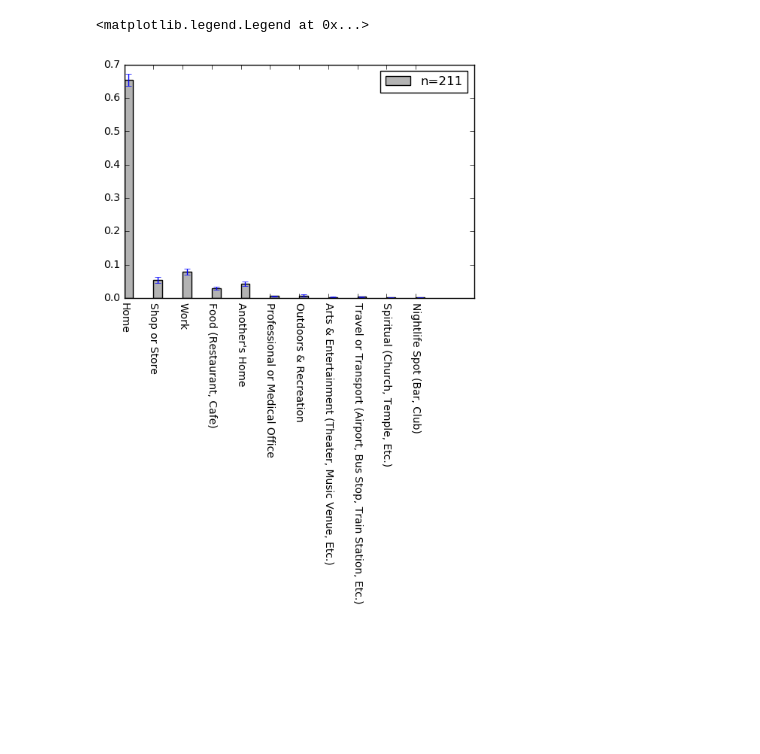
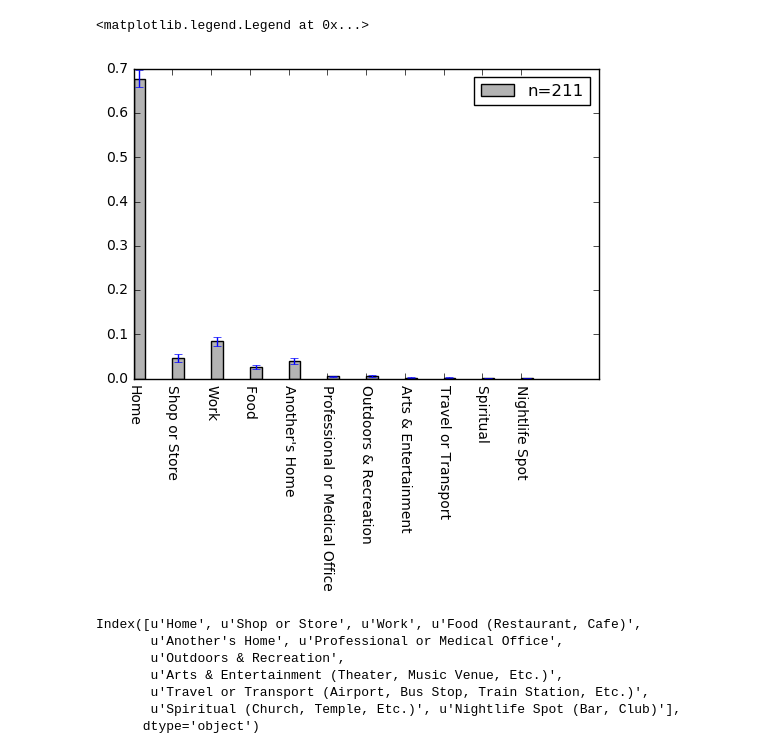
Before and after one commit to sosata/CS120DataAnalysis, a Jupyter notebook: SemanticLocation/show_locations.ipynb, the cells around one changed output. Cells and saved outputs as stored; diff of their text form; code cells hidden in the pictures; blank space fills up the shorter version.

Commit message:
single subject visualization

```diff
--- a/SemanticLocation/show_locations.ipynb
+++ b/SemanticLocation/show_locations.ipynb
@@ -1,3 +1,11 @@
+# %%
+def remove_parentheses(ss):
+    ss = np.array(ss)
+    for i in range(ss.size):
+        s = ss[i].split('(')
+        s = s[0]
+        ss[i] = s
+    return ss
 # %%
 # Visualizes the location visit durations across different demographic (e.g., emplotyment) and mental health (e.g. depression)
 # groups
@@ -52,10 +60,12 @@ for filename in files:
         data.loc[ind_subject, location_top] = 0
         dur_all = 0
         for (i,loc) in enumerate(target['location']):
-            if not np.isnan(feature['duration'][i]):
+            if not np.isnan(feature['n gps'][i]):
                 if loc in location_top:
-                    data.loc[ind_subject, loc] += feature['duration'][i]
-                dur_all += feature['duration'][i]
+                    data.loc[ind_subject, loc] += feature['n gps'][i]
+                dur_all += feature['n gps'][i]
+            else:
+                print 'warning: n gps was nan'
 
         # normalize
         data.loc[ind_subject, location_top] /= dur_all
@@ -64,19 +74,29 @@ for filename in files:
 # %%
 # all subjects
 
 import matplotlib.pyplot as plt
 %matplotlib inline
 
 data_loc = data.loc[:,location_top]
 mean = np.mean(data_loc, axis=0)
 ci = np.std(data_loc, axis=0)/np.sqrt(data_loc.shape[0])
 
 plt.bar(np.arange(mean.size), mean, yerr=ci, width=.3, color=(0.7,0.7,0.7))
-plt.xticks(np.arange(mean.size), data_loc.columns, rotation=270)
+plt.xticks(np.arange(mean.size), remove_parentheses(data_loc.columns), rotation=270)
 plt.legend(['n={}'.format(data_loc.shape[0])])
 # %% [output]
 <matplotlib.legend.Legend at 0x...>
-[figure, old version]
+[figure, new version]
+# %%
+location
+# %% [output]
+Index([u'Home', u'Shop or Store', u'Work', u'Food (Restaurant, Cafe)',
+       u'Another's Home', u'Professional or Medical Office',
+       u'Outdoors & Recreation',
+       u'Arts & Entertainment (Theater, Music Venue, Etc.)',
+       u'Travel or Transport (Airport, Bus Stop, Train Station, Etc.)',
+       u'Spiritual (Church, Temple, Etc.)', u'Nightlife Spot (Bar, Club)'],
+      dtype='object')
 # %%
 # compare depressed to non-depressed
 
```
Also changed, not shown: parts of 8 cells of this notebook, 14 other files.
